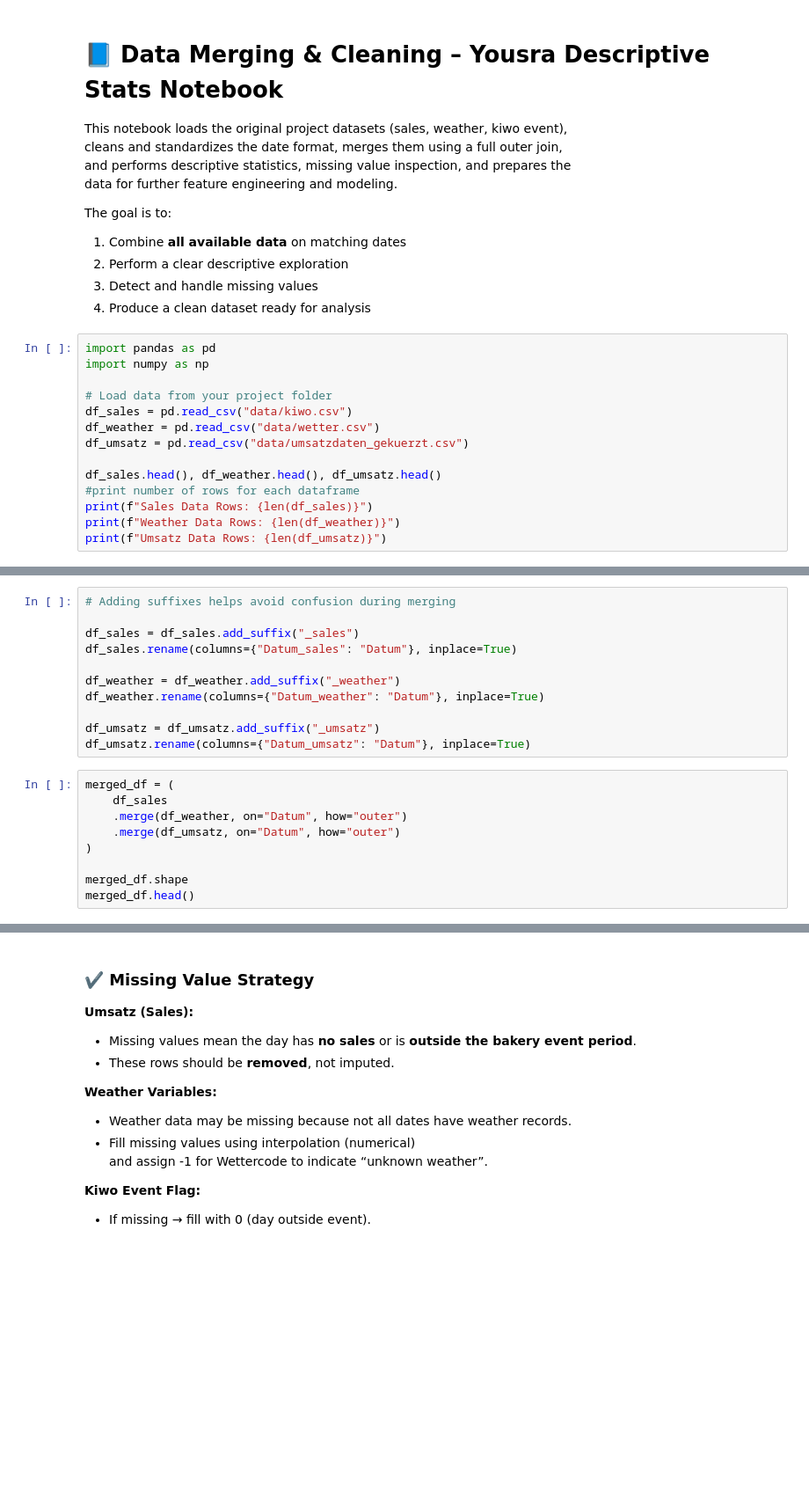
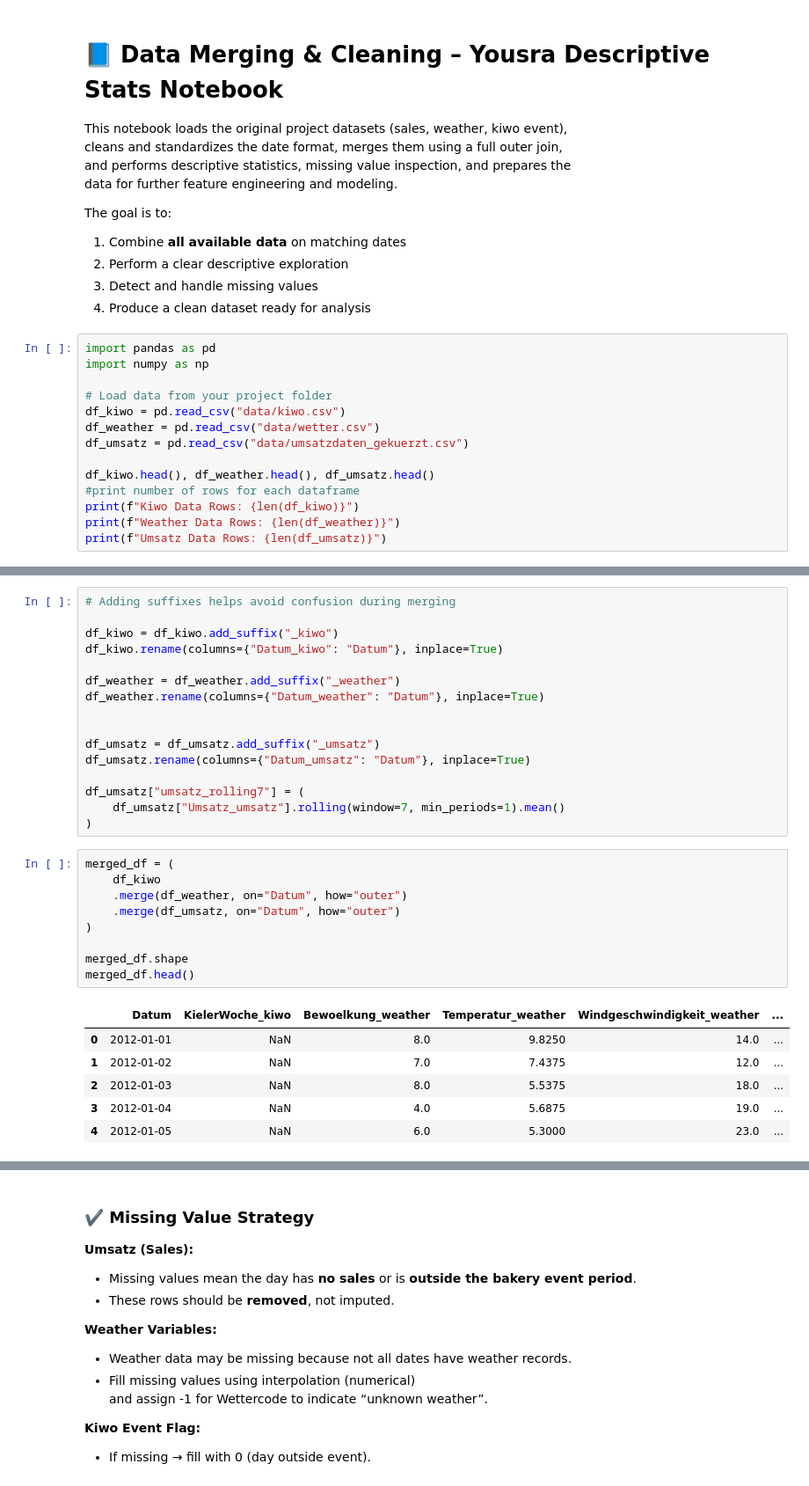
Before and after one commit to Awais16/project_bakery_sales, a Jupyter notebook: yousra_descriptive_stats.ipynb, the cells around one changed output, grey strips where cells are left out. Shown at 88% size. Drawn from its saved outputs; the diff is of its cells as text; blank space fills up the shorter version.

```diff
--- a/yousra_descriptive_stats.ipynb
+++ b/yousra_descriptive_stats.ipynb
@@ -16,12 +16,12 @@ import pandas as pd
 import numpy as np
 
 # Load data from your project folder
-df_sales = pd.read_csv("data/kiwo.csv")
+df_kiwo = pd.read_csv("data/kiwo.csv")
 df_weather = pd.read_csv("data/wetter.csv")
 df_umsatz = pd.read_csv("data/umsatzdaten_gekuerzt.csv")
 
-df_sales.head(), df_weather.head(), df_umsatz.head()
+df_kiwo.head(), df_weather.head(), df_umsatz.head()
 #print number of rows for each dataframe
-print(f"Sales Data Rows: {len(df_sales)}")
+print(f"Kiwo Data Rows: {len(df_kiwo)}")
 print(f"Weather Data Rows: {len(df_weather)}")
 print(f"Umsatz Data Rows: {len(df_umsatz)}")
@@ -39,23 +62,35 @@ df_sales.info(), df_weather.info(), df_umsatz.info()
 # %%
 # Adding suffixes helps avoid confusion during merging
 
-df_sales = df_sales.add_suffix("_sales")
-df_sales.rename(columns={"Datum_sales": "Datum"}, inplace=True)
+df_kiwo = df_kiwo.add_suffix("_kiwo")
+df_kiwo.rename(columns={"Datum_kiwo": "Datum"}, inplace=True)
 
 df_weather = df_weather.add_suffix("_weather")
 df_weather.rename(columns={"Datum_weather": "Datum"}, inplace=True)
 
+
 df_umsatz = df_umsatz.add_suffix("_umsatz")
 df_umsatz.rename(columns={"Datum_umsatz": "Datum"}, inplace=True)
+
+df_umsatz["umsatz_rolling7"] = (
+    df_umsatz["Umsatz_umsatz"].rolling(window=7, min_periods=1).mean()
+)
 # %%
 merged_df = (
-    df_sales
+    df_kiwo
     .merge(df_weather, on="Datum", how="outer")
     .merge(df_umsatz, on="Datum", how="outer")
 )
 
 merged_df.shape
 merged_df.head()
+# %% [output]
+|  | Datum | KielerWoche_kiwo | Bewoelkung_weather | Temperatur_weather | Windgeschwindigkeit_weather | ... |
+| 0 | 2012-01-01 | NaN | 8.0 | 9.8250 | 14.0 | ... |
+| 1 | 2012-01-02 | NaN | 7.0 | 7.4375 | 12.0 | ... |
+| 2 | 2012-01-03 | NaN | 8.0 | 5.5375 | 18.0 | ... |
+| 3 | 2012-01-04 | NaN | 4.0 | 5.6875 | 19.0 | ... |
+| 4 | 2012-01-05 | NaN | 6.0 | 5.3000 | 23.0 | ... |
 # %%
 # Numeric summary
 merged_df.describe()
```
Also changed, not shown: parts of 15 cells of this notebook.
